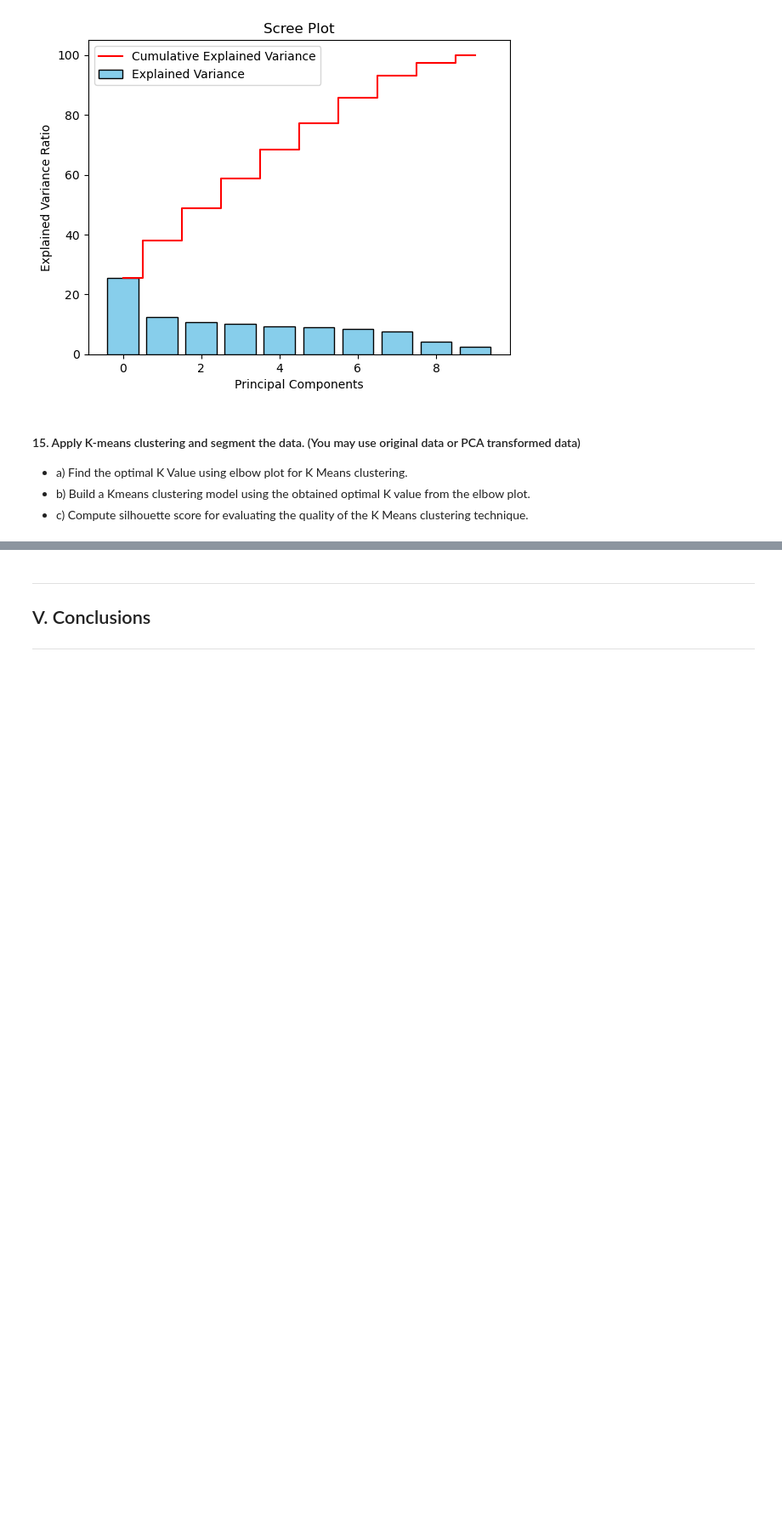
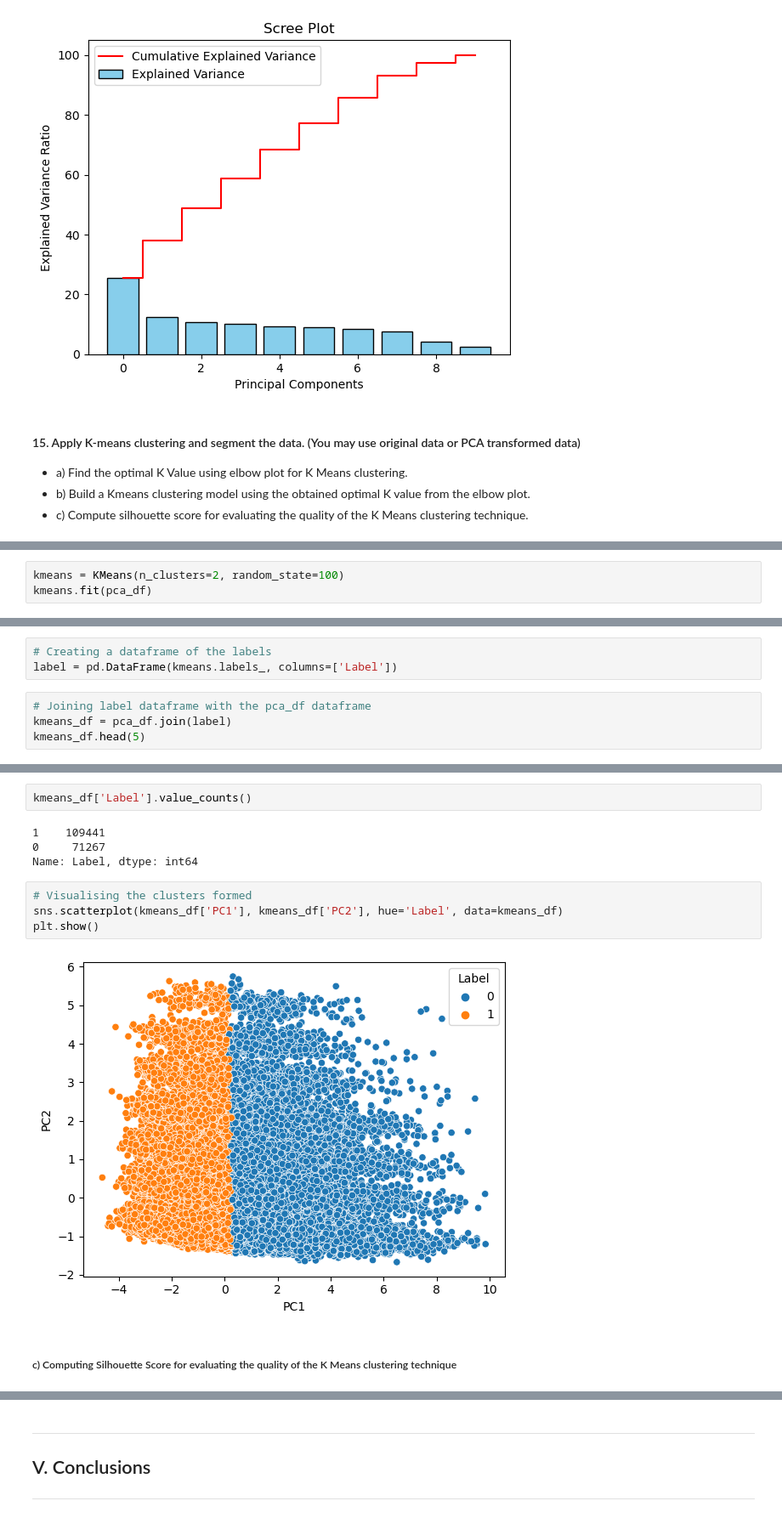
Before and after one commit to AHSGit/Abdul_Project-2_Python-for-DS, a Jupyter notebook: Unsupervised Learning - Graded Project 2.ipynb, the cells around one changed output, grey strips where cells are left out. Shown at 85% size. Drawn from its saved outputs; the diff is of its cells as text; blank space fills up the shorter version.

```diff
--- a/Unsupervised Learning - Graded Project 2.ipynb
+++ b/Unsupervised Learning - Graded Project 2.ipynb
@@ -482,0 +478,3 @@ plt.plot(cluster_df['num_clusters'], cluster_df['cluster_errors'], marker='o', c
+# %%
+kmeans = KMeans(n_clusters=2, random_state=100)
+kmeans.fit(pca_df)
@@ -482,0 +483,7 @@ plt.plot(cluster_df['num_clusters'], cluster_df['cluster_errors'], marker='o', c
+# %%
+# Creating a dataframe of the labels
+label = pd.DataFrame(kmeans.labels_, columns=['Label'])
+# %%
+# Joining label dataframe with the pca_df dataframe
+kmeans_df = pca_df.join(label)
+kmeans_df.head(5)
@@ -483 +497,15 @@ plt.plot(cluster_df['num_clusters'], cluster_df['cluster_errors'], marker='o', c
+# %%
+kmeans_df['Label'].value_counts()
+# %% [output]
+1    109441
+0     71267
+Name: Label, dtype: int64
+# %%
+# Visualising the clusters formed
+sns.scatterplot(kmeans_df['PC1'], kmeans_df['PC2'], hue='Label', data=kmeans_df)
+plt.show()
+# %% [output]
+[figure, added]
+# %% [markdown]
+##### c) Computing Silhouette Score for evaluating the quality of the K Means clustering technique
 # %%
```
Also changed, not shown: parts of 43 cells of this notebook, 1 other file.
